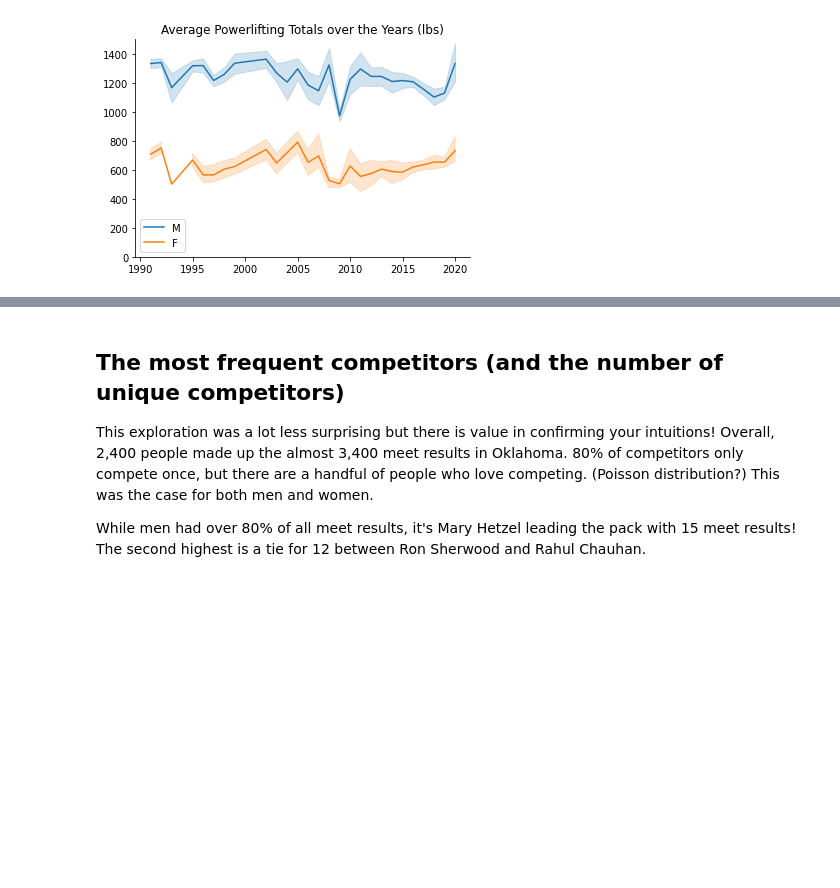
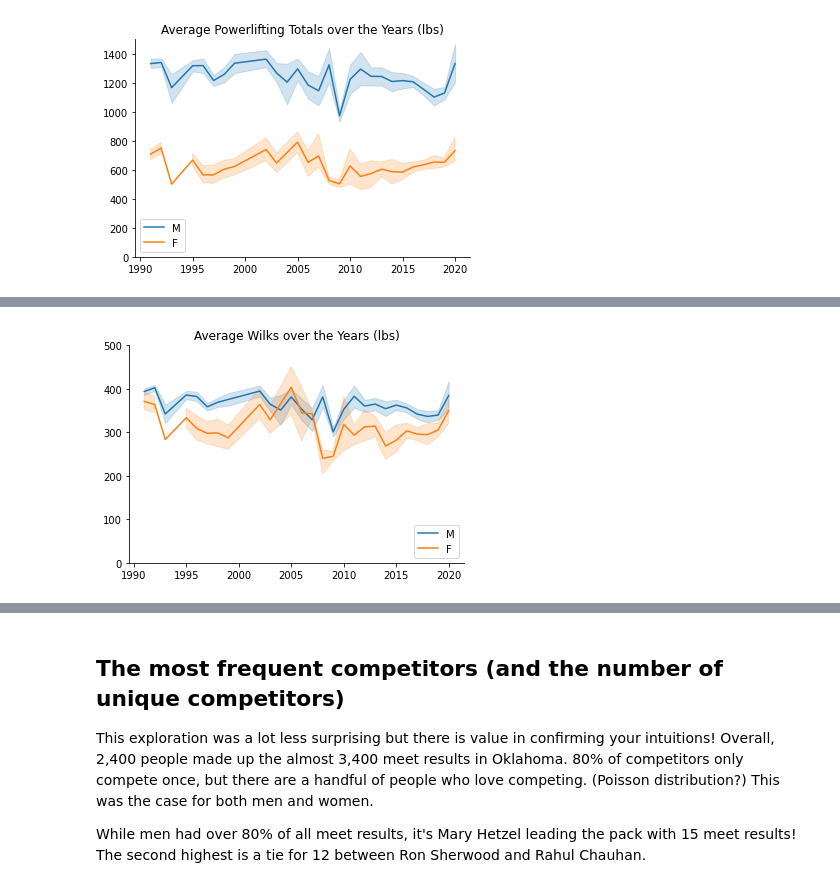
Before and after one commit to inunoriginal1/OpenPowerlifting, a Jupyter notebook: main.ipynb, the cells around one changed output, grey strips where cells are left out. Drawn from its saved outputs; the diff is of its cells as text; code cells hidden in the pictures; blank space fills up the shorter version.

```diff
--- a/main.ipynb
+++ b/main.ipynb
@@ -831,0 +842,7 @@ label_and_despine('Average Powerlifting Totals over the Years (lbs)')
+# %%
+g = sns.lineplot(data=ok[['MeetYear', 'Sex', 'Wilks']], x='MeetYear', y='Wilks', hue='Sex')
+g.set(ylim = (0,500))
+g.legend(loc='lower right')
+label_and_despine('Average Wilks over the Years (lbs)')
+# %% [output]
+[figure, added]
```
Also changed, not shown: parts of 21 cells of this notebook.
